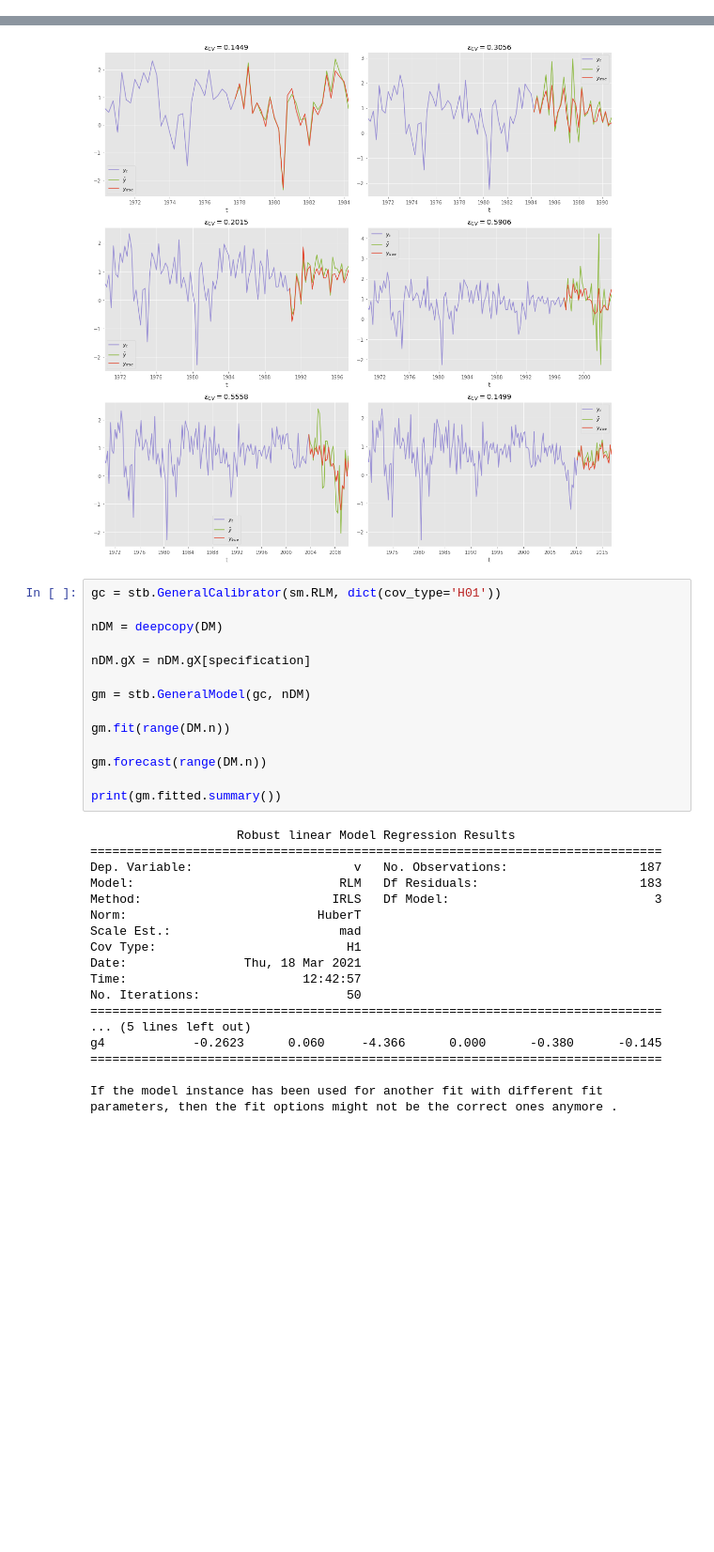
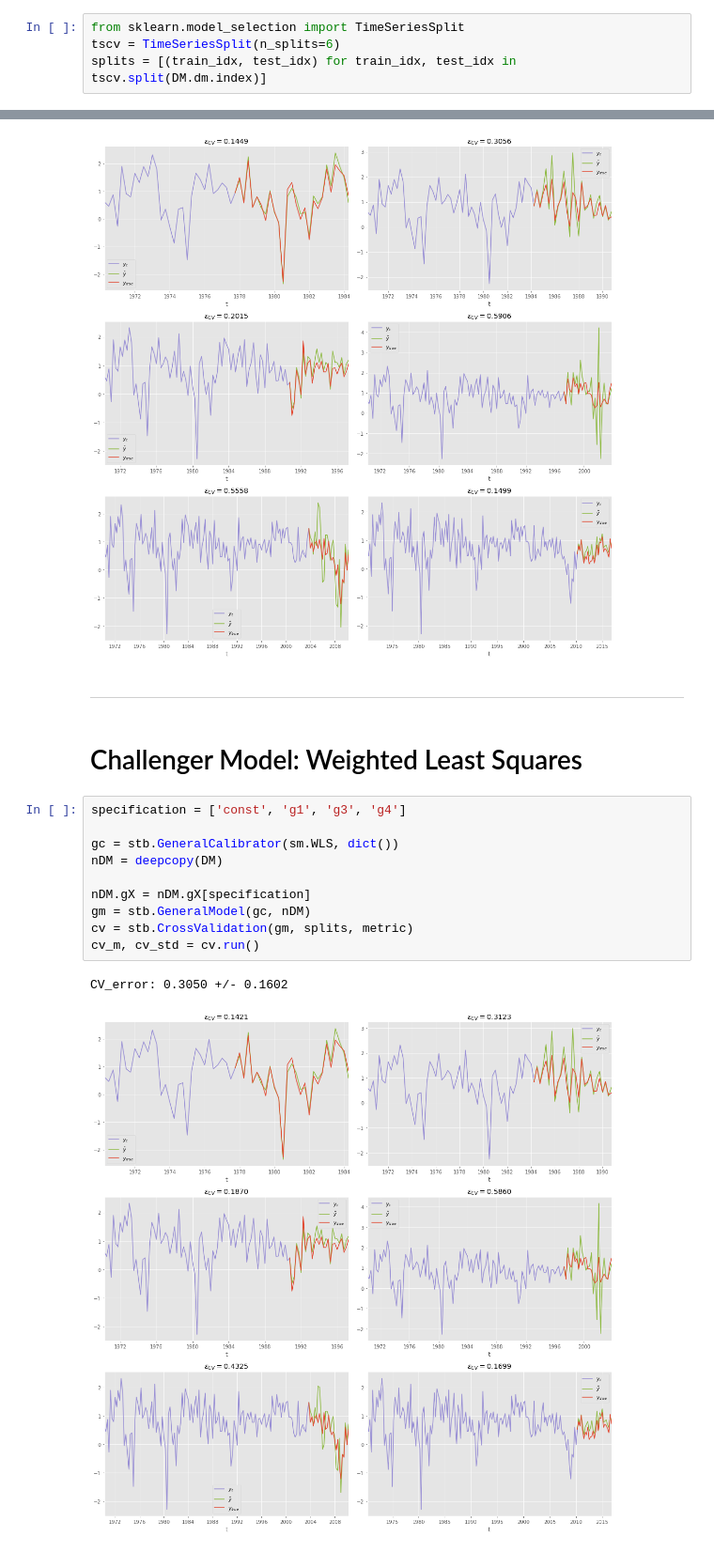
Before and after one commit to a4shubert/statslib, a Jupyter notebook: jupyter/Time Series Linear Model.ipynb, the cells around one changed output, grey strips where cells are left out. Shown at 94% size. Drawn from its saved outputs; the diff is of its cells as text; blank space fills up the shorter version.

Commit message:
updated for time series linear model

```diff
--- a/jupyter/Time Series Linear Model.ipynb
+++ b/jupyter/Time Series Linear Model.ipynb
@@ -295,0 +307,4 @@ splits = [(train_idx, test_idx) for train_idx, test_idx in tscv.split(DM.dm.inde
+# %%
+from sklearn.model_selection import TimeSeriesSplit
+tscv = TimeSeriesSplit(n_splits=6)
+splits = [(train_idx, test_idx) for train_idx, test_idx in tscv.split(DM.dm.index)]
@@ -418,35 +459,20 @@ cv_m, cv_std = cv.run()
 # %% [output]
 CV_error: 0.3247 +/- 0.1837
 [figure]
+# %% [markdown]
+***
+# %% [markdown]
+# Challenger Model: Weighted Least Squares
 # %%
-gc = stb.GeneralCalibrator(sm.RLM, dict(cov_type='H01'))
+specification = ['const', 'g1', 'g3', 'g4']
 
+gc = stb.GeneralCalibrator(sm.WLS, dict())
 nDM = deepcopy(DM)
 
 nDM.gX = nDM.gX[specification]
-
 gm = stb.GeneralModel(gc, nDM)
-
-gm.fit(range(DM.n))
-
-gm.forecast(range(DM.n))
-
-print(gm.fitted.summary())
+cv = stb.CrossValidation(gm, splits, metric)
+cv_m, cv_std = cv.run()
 # %% [output]
-                    Robust linear Model Regression Results
-==============================================================================
-Dep. Variable:                      v   No. Observations:                  187
-Model:                            RLM   Df Residuals:                      183
-Method:                          IRLS   Df Model:                            3
-Norm:                          HuberT
-Scale Est.:                       mad
-Cov Type:                          H1
-Date:                Thu, 18 Mar 2021
-Time:                        12:42:57
-No. Iterations:                    50
-==============================================================================
-... (5 lines left out)
-g4            -0.2623      0.060     -4.366      0.000      -0.380      -0.145
-==============================================================================
-
-If the model instance has been used for another fit with different fit parameters, then the fit options might not be the correct ones anymore .
+CV_error: 0.3050 +/- 0.1602
+[figure, added]
```
Also changed, not shown: parts of 22 cells of this notebook, 3 other files.
